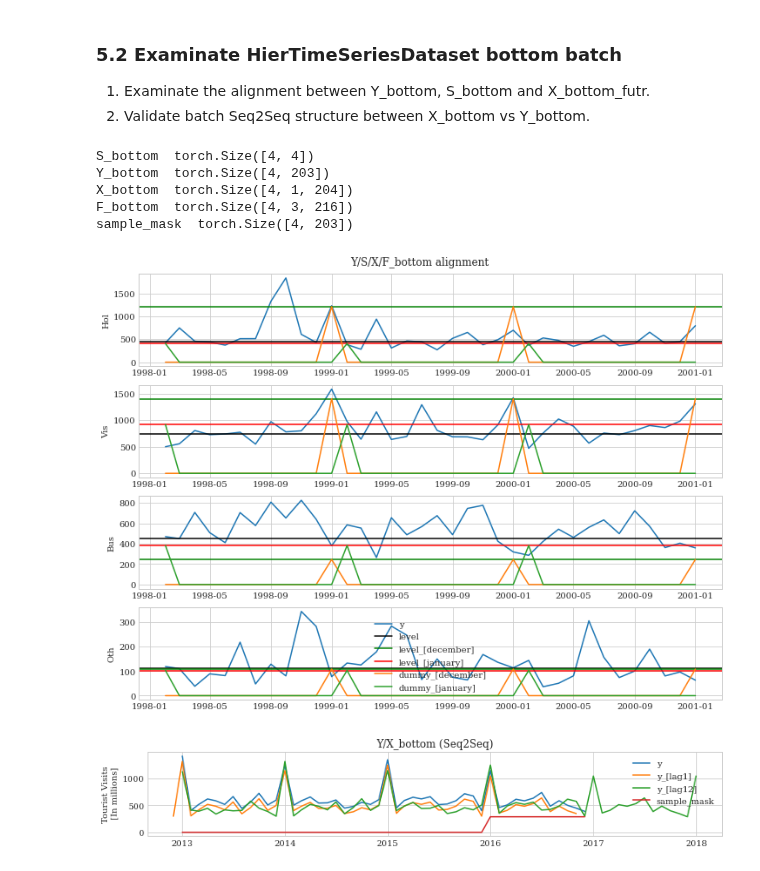
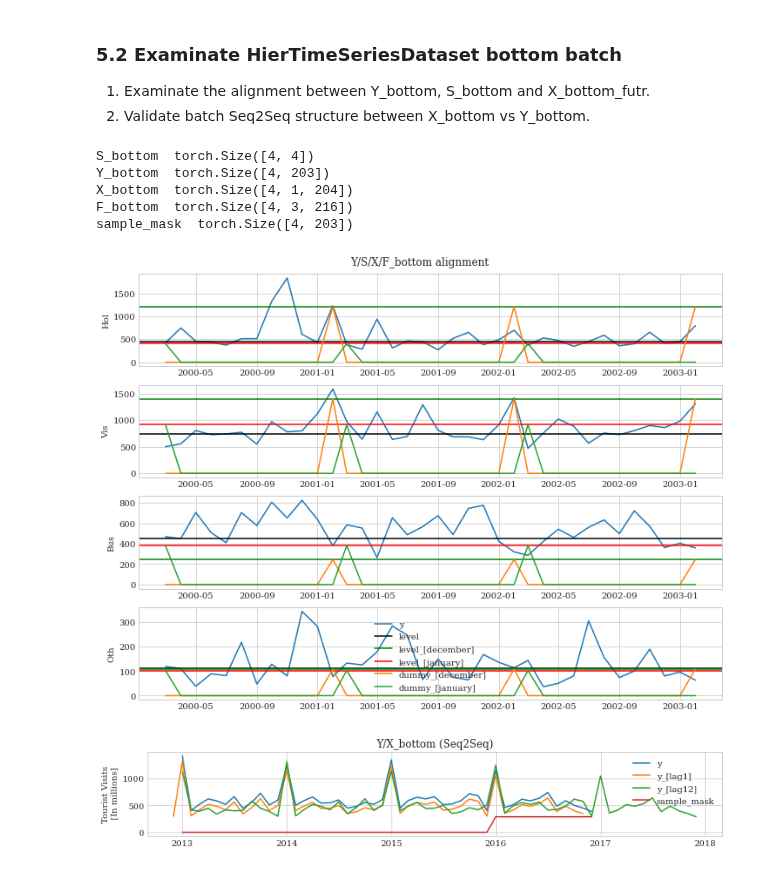
Before and after one commit to Nixtla/neuralforecast, a Jupyter notebook: nbs/data_datasets__tourismL.ipynb, the cells around one changed output. Cells and saved outputs as stored; diff of their text form; code cells hidden in the pictures.

Commit message:
TourismL: HierTimeSeriesDataset's dates

```diff
--- a/nbs/data_datasets__tourismL.ipynb
+++ b/nbs/data_datasets__tourismL.ipynb
@@ -337,7 +337,6 @@ class TourismL(TimeSeriesDataclass):
     @staticmethod
     def load_process(directory=str, verbose=False) -> None:
 
-        #-------------------------------------- S/X/Y_agg    --------------------------------------#
         with CodeTimer('Reading data   ', verbose):
             static_agg    = pd.read_feather(f'{directory}/static_agg.feather')
             temporal_agg    = pd.read_feather(f'{directory}/temporal_agg.feather')
@@ -354,6 +353,7 @@ class TourismL(TimeSeriesDataclass):
             n_group  = len(static_bottom.region.unique())     # 76
             n_series = len(static_bottom.purpose.unique())    # 4
 
+        #-------------------------------------- S/X/Y_agg    --------------------------------------#
         with CodeTimer('Process temporal_agg', verbose):
             # Drop observation indexes and obtain column indexes
             temporal_agg.drop(['region', 'ds'], axis=1, inplace=True)
@@ -463,7 +463,6 @@ class TourismL(TimeSeriesDataclass):
             assert all(c in list(xcols) for c in xcols_hist)
             assert all(c in list(xcols) for c in xcols_futr)
 
-            fdates = np.arange("1998-01-01","2018-02-01",dtype='datetime64[M]')
             data = {# Bottom data
                     'S': S, 'X': X, 'Y': Y,
                     'scols': scols,
@@ -486,7 +485,6 @@ class TourismL(TimeSeriesDataclass):
                     # Shared data
                     'H': H,
                     'dates': dates,
-                    'fdates': fdates,
                     'unique_ids': unique_ids,
                     'region_ids': region_ids,
                     'pupose_ids': purpose_ids}
@@ -771,7 +763,7 @@ class HierTimeseriesDataset(Dataset):
                  xcols_futr,
                  xcols_sample_mask,
                  xcols_available_mask,
-                 fdates,
+                 dates,
                  # Aggregated data
                  Y_agg, X_agg, S_agg,
                  xcols_agg,
@@ -819,7 +811,7 @@ class HierTimeseriesDataset(Dataset):
         self.sample_mask_col    = xcols.get_loc(xcols_sample_mask)
         self.available_mask_col = xcols.get_loc(xcols_available_mask)
 
-        self.fdates = fdates[T0+1:T0+T+H+1]
+        self.dates = dates[T0+1:T0+T+H+1]
 
         if lastwindow_mask:
             # Create dummy to identify observations of
@@ -892,7 +884,7 @@ train_dataset = HierTimeseriesDataset(# Bottom data
                                       xcols_futr=data['xcols_futr'],
                                       xcols_sample_mask=data['xcols_sample_mask'],
                                       xcols_available_mask=data['xcols_available_mask'],
-                                      fdates = data['fdates'],
+                                      dates = data['dates'],
                                       # Aggregated data
                                       X_agg=data['X_agg'],
                                       S_agg=data['S_agg'],
@@ -912,7 +904,7 @@ valid_dataset = HierTimeseriesDataset(# Bottom data
                                       xcols_futr=data['xcols_futr'],
                                       xcols_sample_mask=data['xcols_sample_mask'],
                                       xcols_available_mask=data['xcols_available_mask'],
-                                      fdates = data['fdates'],
+                                      dates = data['dates'],
                                       # Aggregated data
                                       X_agg=data['X_agg'],
                                       S_agg=data['S_agg'],
@@ -991,7 +983,7 @@ plt.close()
 # %%
 # Parse batch and filter for first entry
 batch = valid_batch
-fdates = valid_dataset.fdates
+dates = valid_dataset.dates
 S_bottom = batch['S'][0]
 Y_bottom = batch['Y'][0]
 X_bottom = batch['X'][0]
@@ -1021,36 +1013,36 @@ for idx, purpose in enumerate(['Hol', 'Vis', 'Bus', 'Oth']):
     axs[idx].plot(dates[1:n_years*12+1],
                   F_bottom[idx,0,:n_years*12]*S_bottom[idx,0]*S_bottom[idx,2],
                  label='dummy_[december]')
     axs[idx].plot(dates[1:n_years*12+1],
                   F_bottom[idx,1,:n_years*12]*S_bottom[idx,0]*S_bottom[idx,3],
                  label='dummy_[january]')
     axs[idx].set_ylabel(purpose)
 
 plt.suptitle('Y/S/X/F_bottom alignment ', y=0.91)
 plt.legend()
 plt.show()
 plt.close()
 
 #---------------- Y/X_bottom Seq2Seq structure ----------------#
 idx = 0
 start = 155
 end = 203
 print('\n')
 plt.figure(figsize=(12, 1.8))
-plt.plot(fdates[start:end],     Y_bottom[idx,start:end]+100, label='y')
-plt.plot(fdates[start-1:end-1], X_bottom[idx,0,start:end], label='y_[lag1]')
-plt.plot(fdates[start:end+13],  F_bottom[idx,2,start:end+13], label='y_[lag12]')
-plt.plot(fdates[start:end],     sample_mask[idx,start:end]*Y_bottom[idx,-1], label='sample_mask')
+plt.plot(dates[start:end],     Y_bottom[idx,start:end]+100, label='y')
+plt.plot(dates[start-1:end-1], X_bottom[idx,0,start:end], label='y_[lag1]')
+plt.plot(dates[start:end+12],  F_bottom[idx,2,start:end+12], label='y_[lag12]')
+plt.plot(dates[start:end],     sample_mask[idx,start:end]*Y_bottom[idx,-1], label='sample_mask')
 plt.ylabel('Tourist Visits\n [In millions]')
 plt.title('Y/X_bottom (Seq2Seq)')
 plt.legend()
 plt.show()
 plt.close()
 # %% [output]
 S_bottom  torch.Size([4, 4])
 Y_bottom  torch.Size([4, 203])
 X_bottom  torch.Size([4, 1, 204])
 F_bottom  torch.Size([4, 3, 216])
 sample_mask  torch.Size([4, 203])
-[figure, old version]
+[figure, new version]
-[figure, old version]
+[figure, new version]
```
Also changed, not shown: parts of 3 cells of this notebook, 1 other file.
